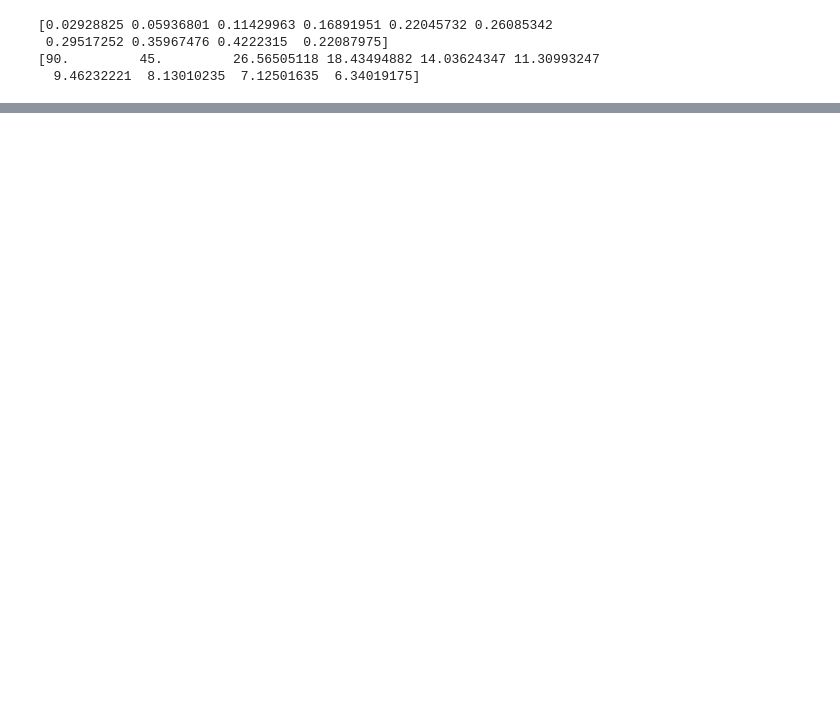
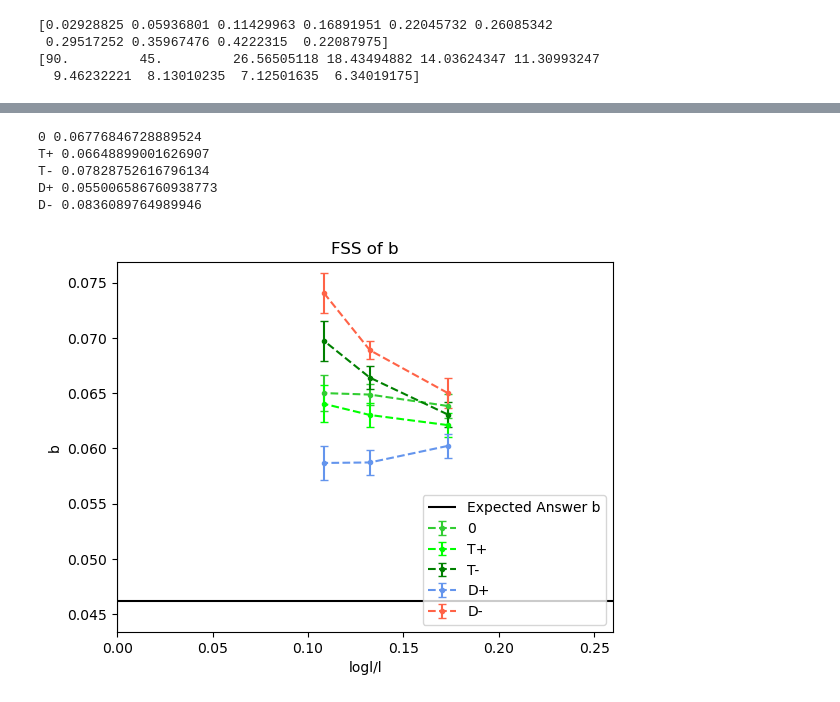
Before and after one commit to j2apps/blume_capel, a Jupyter notebook: Analysis/Visualize Data.ipynb, the cells around one changed output, grey strips where cells are left out. Saved outputs shown, nothing was run; the diff lists cells and outputs as text; code cells hidden in the pictures; blank space fills up the shorter version.

```diff
--- a/Analysis/Visualize Data.ipynb
+++ b/Analysis/Visualize Data.ipynb
@@ -112,10 +112,10 @@ def plotFssSpines(ax, miny, maxy, expected, yname, xname='1/L'):
     maxh = maxy + 0.1*dy
 
     ax.vlines((0,), minh, maxh, linestyle='solid', color='black')
-    ax.hlines((expected,), 0, 1/6, linestyle='solid', color='black', label=f'Expected Answer {yname}')
+    ax.hlines((expected,), 0, np.log(8)/8, linestyle='solid', color='black', label=f'Expected Answer {yname}')
 
     ax.set_ylim(minh, maxh)
-    ax.set_xlim(0, 1/8)
+    ax.set_xlim(0, np.log(8)/8)
     ax.set_xlabel(xname)
     ax.set_ylabel(yname)
     ax.set_title(f'FSS of {yname}')
@@ -192,11 +191,12 @@ ValueError: negative dimensions are not allowed
 # %%
 # PLOTTING MULTIPLE DATASETS
 data_root = '/projects/p32813/blume_capel/data/sweep'
-# EXPECTED=0.739320704/16
+EXPECTED=0.739320704/16
 # EXPECTED = 1.85
-EXPECTED = -0.075
+# EXPECTED = -0.075
 x_name, error_name = ("m", "se_m")
-name = r'$\gamma/\nu$'
+# name = r'$\gamma/\nu$'
+name = 'b'
 
 points = ((3,3.5),
           (4,3.5),
@@ -218,38 +218,46 @@ labels = ("0",
           "D-",
           "T-, Dp",
           "T0, Dp",
           "T+, Dp",
           "T++, Dp",
           "T++"
          )
 colors = (
     'limegreen',
     'lime',
     'green',
     'cornflowerblue',
     'tomato',
     'blue',
     'green',
     'orange',
     'red',
     'gray'
 )
 
 
 miny, maxy = 100, -100
 desired = (0,1,2,3,4)
 for i in desired:
     ti, di = points[i]
-    ti
-    filename = f"{data_root}/t{ti}_d{di}/magnet.txt"
+    filename = f"{data_root}/t{ti}_d{di}/gap/spin.txt"
     label=labels[i]
-    invL, exponent, error = getExponent(filename, x_name, error_name)
-    # invL, exponent, error = getB(filename)
+    # invL, exponent, error = getExponent(filename, x_name, error_name)
+    invL, exponent, error = getB(filename, 2)
     curr_miny, curr_maxy = plotFssMulti(plt.gca(), invL, exponent, error, label, color=colors[i])
     miny = min(miny, curr_miny)
     maxy = max(maxy, curr_maxy)
+    _, y, _ = getFit(invL, exponent, error)
+    print(label, y[0])
 
-plotFssSpines(plt.gca(), miny, maxy, EXPECTED, name)
+plotFssSpines(plt.gca(), miny, maxy, EXPECTED, name, "logl/l")
+# %% [output]
+0 0.06776846728889524
+T+ 0.06648899001626907
+T- 0.07828752616796134
+D+ 0.055006586760938773
+D- 0.0836089764989946
+[figure, added]
 # %%
 invL, b, error = getB('./data/tc-10-8/gap/spin.txt')
 plotFss(plt.gca(), invL, b, error, 'b', 'Tricritical b', 0.739320704/16,
```
Also changed, not shown: parts of 2 cells of this notebook, 3 other files.
